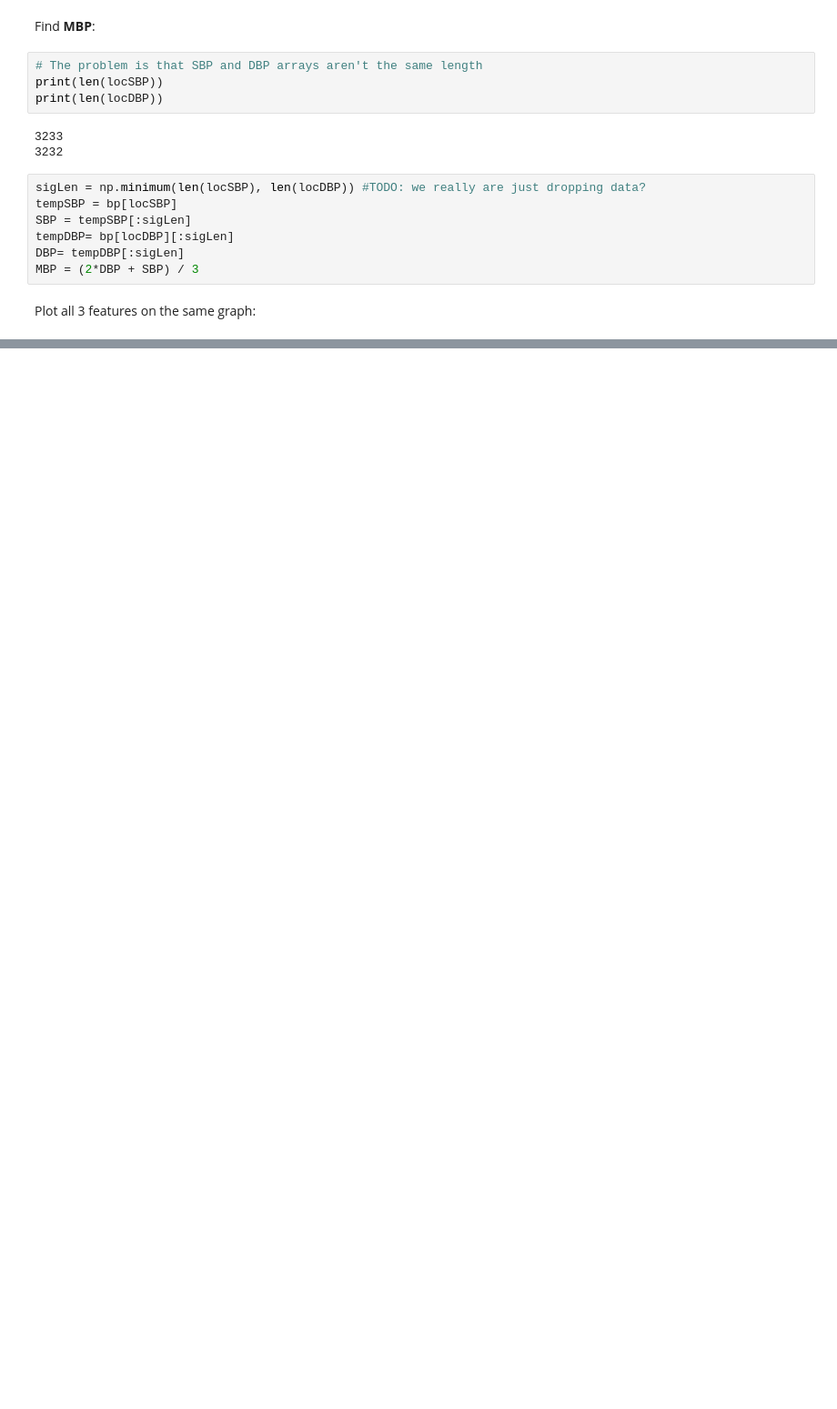
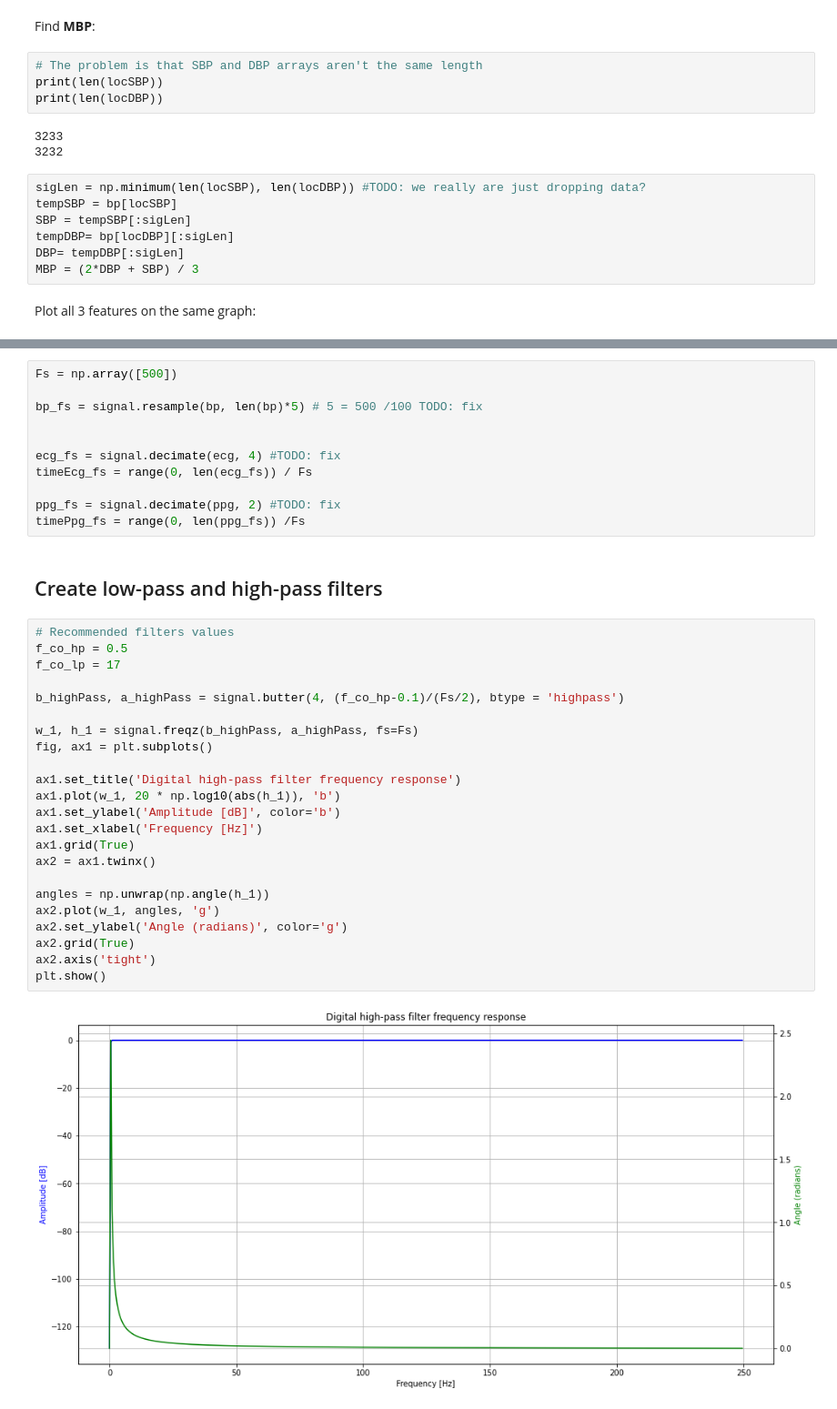
Before and after one commit to Double-Bonus/BP-estimation, a Jupyter notebook: bloodEstimate.ipynb, the cells around one changed output, grey strips where cells are left out. Shown at 91% size. Drawn from its saved outputs; the diff is of its cells as text; blank space fills up the shorter version.

```diff
--- a/bloodEstimate.ipynb
+++ b/bloodEstimate.ipynb
@@ -111,0 +119,38 @@ plt.show()
+# %%
+Fs = np.array([500])
+
+bp_fs = signal.resample(bp, len(bp)*5) # 5 = 500 /100 TODO: fix
+
+
+ecg_fs = signal.decimate(ecg, 4) #TODO: fix
+timeEcg_fs = range(0, len(ecg_fs)) / Fs
+
+ppg_fs = signal.decimate(ppg, 2) #TODO: fix
+timePpg_fs = range(0, len(ppg_fs)) /Fs
+# %% [markdown]
+## Create low-pass and high-pass filters
+# %%
+# Recommended filters values
+f_co_hp = 0.5
+f_co_lp = 17
+
+b_highPass, a_highPass = signal.butter(4, (f_co_hp-0.1)/(Fs/2), btype = 'highpass')
+
+w_1, h_1 = signal.freqz(b_highPass, a_highPass, fs=Fs)
+fig, ax1 = plt.subplots()
+
+ax1.set_title('Digital high-pass filter frequency response')
+ax1.plot(w_1, 20 * np.log10(abs(h_1)), 'b')
+ax1.set_ylabel('Amplitude [dB]', color='b')
+ax1.set_xlabel('Frequency [Hz]')
+ax1.grid(True)
+ax2 = ax1.twinx()
+
+angles = np.unwrap(np.angle(h_1))
+ax2.plot(w_1, angles, 'g')
+ax2.set_ylabel('Angle (radians)', color='g')
+ax2.grid(True)
+ax2.axis('tight')
+plt.show()
+# %% [output]
+[figure, added]
```
Also changed, not shown: parts of 12 cells of this notebook, 1 other file.
